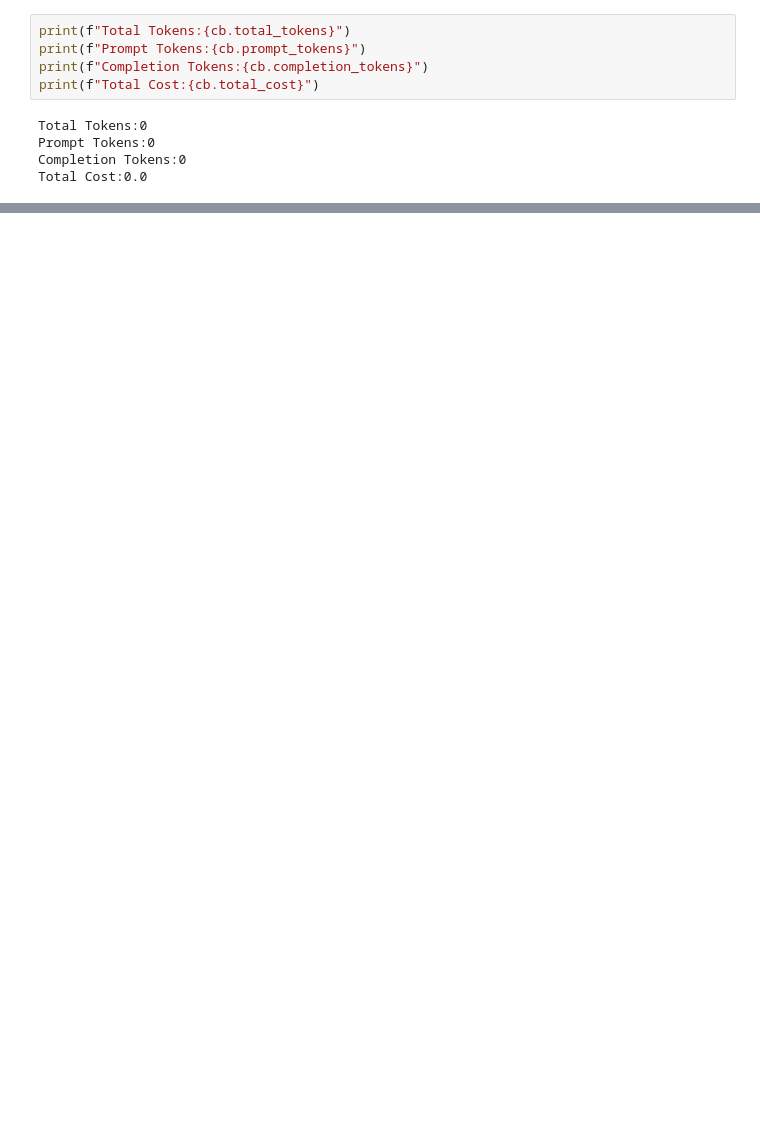
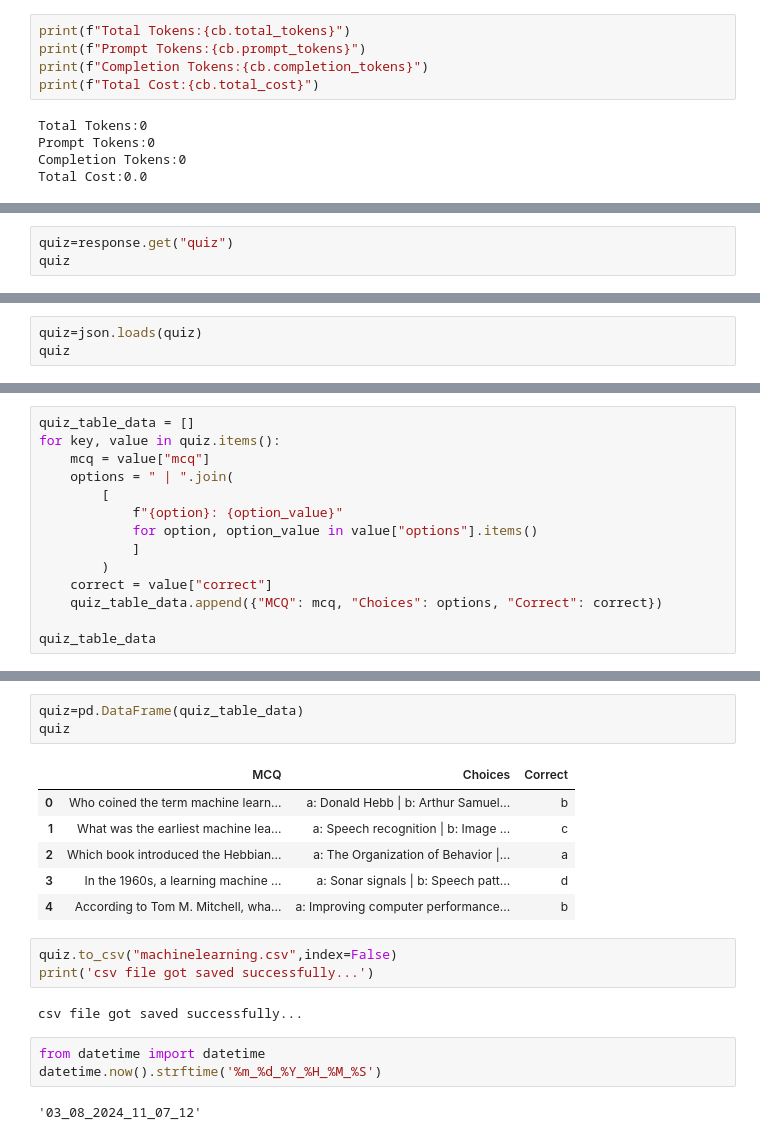
Before and after one commit to rakeshkumar1812/mcqgen, a Jupyter notebook: experiment/mcq.ipynb, the cells around one changed output, grey strips where cells are left out. Drawn from its saved outputs; the diff is of its cells as text; blank space fills up the shorter version.

```diff
--- a/experiment/mcq.ipynb
+++ b/experiment/mcq.ipynb
@@ -186,0 +206,3 @@ Total Cost:0.0
+# %%
+quiz=response.get("quiz")
+quiz
@@ -186,0 +211,3 @@ Total Cost:0.0
+# %%
+quiz=json.loads(quiz)
+quiz
@@ -186,0 +232,14 @@ Total Cost:0.0
+# %%
+quiz_table_data = []
+for key, value in quiz.items():
+    mcq = value["mcq"]
+    options = " | ".join(
+        [
+            f"{option}: {option_value}"
+            for option, option_value in value["options"].items()
+            ]
+        )
+    correct = value["correct"]
+    quiz_table_data.append({"MCQ": mcq, "Choices": options, "Correct": correct})
+
+quiz_table_data
@@ -186,0 +262,20 @@ Total Cost:0.0
+# %%
+quiz=pd.DataFrame(quiz_table_data)
+quiz
+# %% [output]
+|  | MCQ | Choices | Correct |
+| 0 | Who coined the term machine learn... | a: Donald Hebb | b: Arthur Samuel... | b |
+| 1 | What was the earliest machine lea... | a: Speech recognition | b: Image ... | c |
+| 2 | Which book introduced the Hebbian... | a: The Organization of Behavior |... | a |
+| 3 | In the 1960s, a learning machine ... | a: Sonar signals | b: Speech patt... | d |
+| 4 | According to Tom M. Mitchell, wha... | a: Improving computer performance... | b |
+# %%
+quiz.to_csv("machinelearning.csv",index=False)
+print('csv file got saved successfully...')
+# %% [output]
+csv file got saved successfully...
+# %%
+from datetime import datetime
+datetime.now().strftime('%m_%d_%Y_%H_%M_%S')
+# %% [output]
+'03_08_2024_11_07_12'
```
Also changed, not shown: parts of 5 cells of this notebook, 7 other files.
